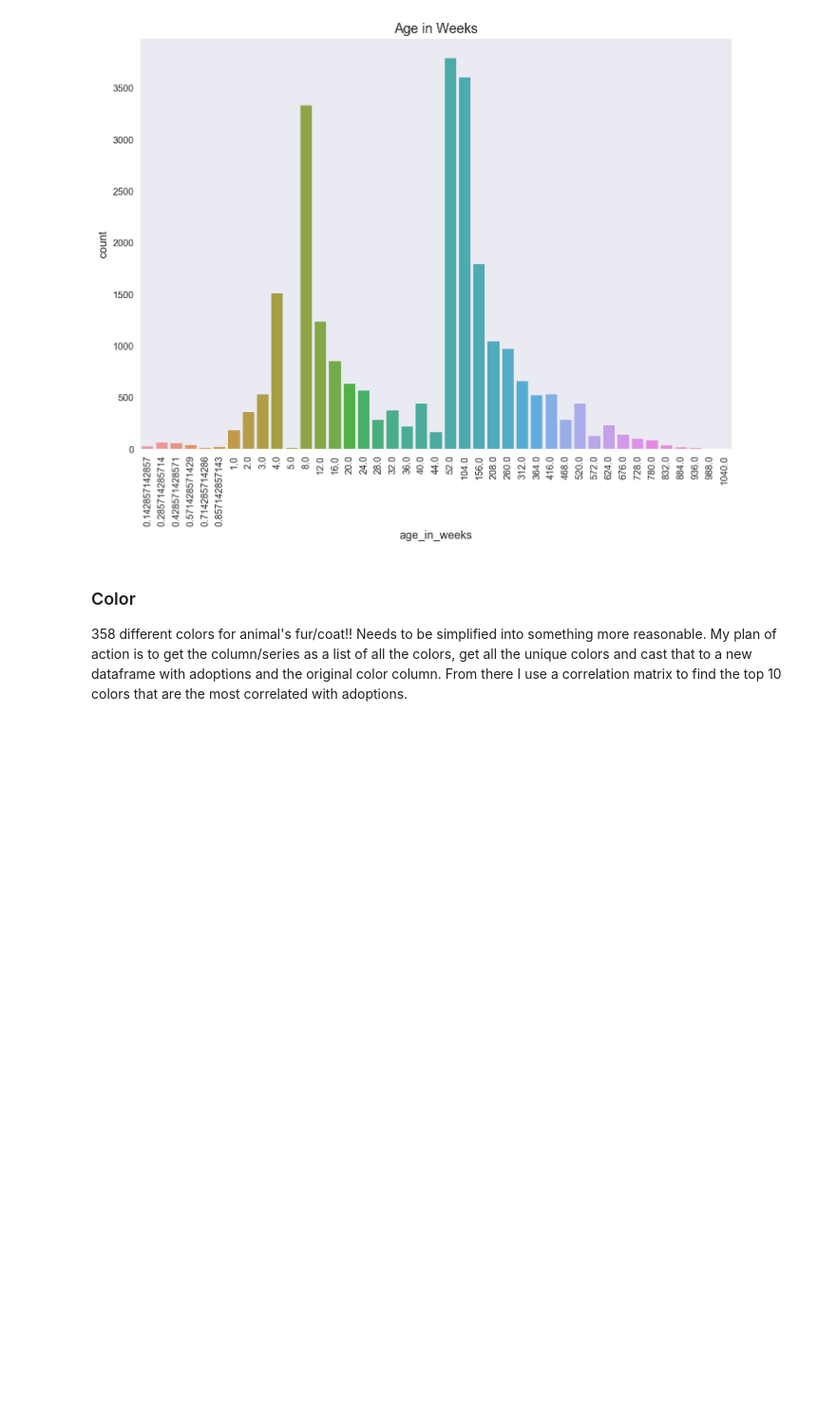
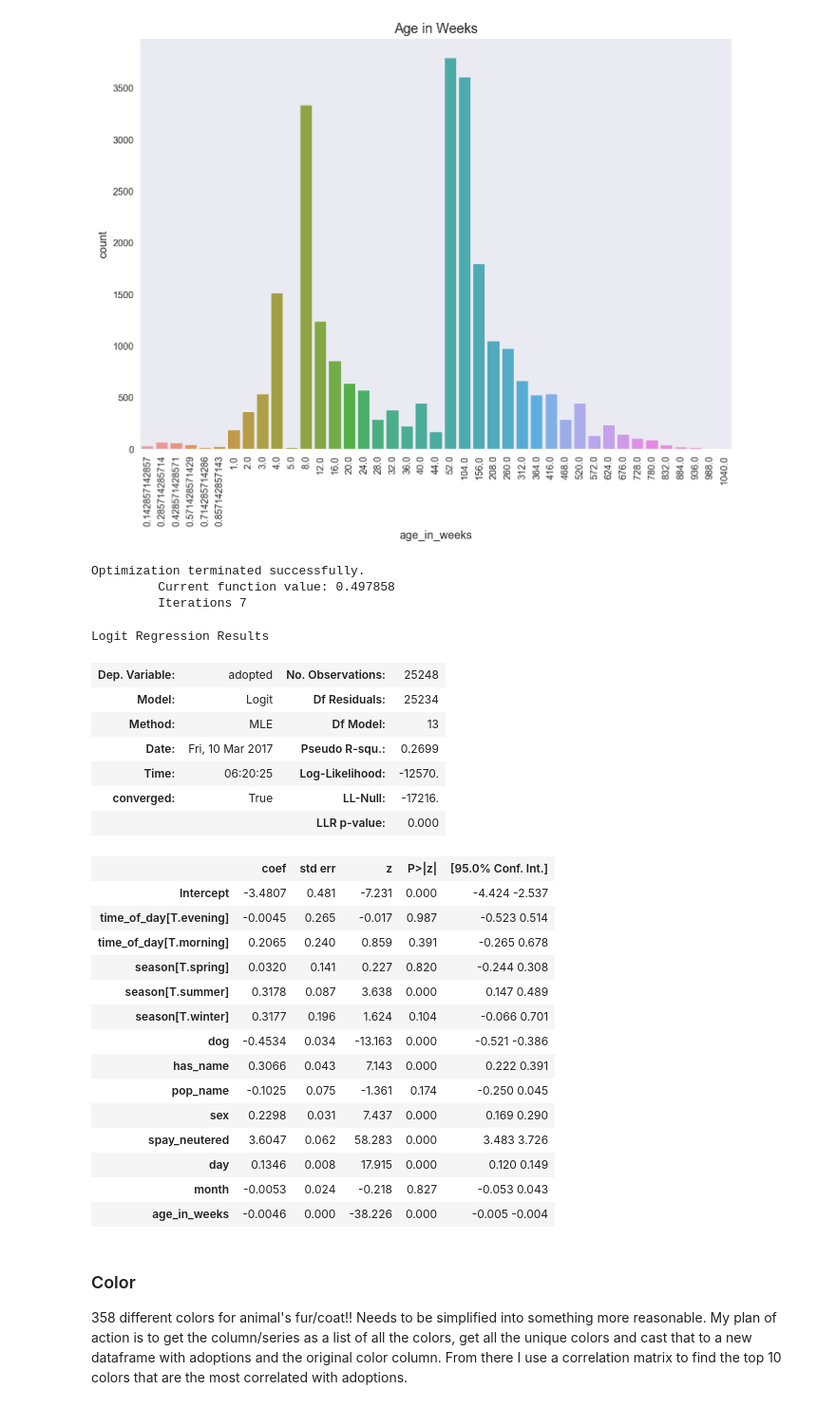
Before and after one commit to vnessified/adopt_me-, a Jupyter notebook: shelter_animal_outcomes.ipynb, the cells around one changed output. Shown at 95% size. Saved outputs shown, nothing was run; the diff lists cells and outputs as text; code cells hidden in the pictures; blank space fills up the shorter version.

```diff
--- a/shelter_animal_outcomes.ipynb
+++ b/shelter_animal_outcomes.ipynb
@@ -616,6 +743,36 @@ sns.countplot(animals.age_in_weeks, data=animals).set_title('Age in Weeks')
 plt.xticks(rotation=90);
 # %% [output]
 [figure]
+# %%
+model_names = smf.logit(formula='adopted ~ dog + has_name + pop_name + sex + spay_neutered + day + month + time_of_day + season + age_in_weeks', data=animals).fit()
+model_names.summary()
+# %% [output]
+Optimization terminated successfully.
+         Current function value: 0.497858
+         Iterations 7
+Logit Regression Results
+| Dep. Variable: | adopted | No. Observations: | 25248 |
+| Model: | Logit | Df Residuals: | 25234 |
+| Method: | MLE | Df Model: | 13 |
+| Date: | Fri, 10 Mar 2017 | Pseudo R-squ.: | 0.2699 |
+| Time: | 06:20:25 | Log-Likelihood: | -12570. |
+| converged: | True | LL-Null: | -17216. |
+|  |  | LLR p-value: | 0.000 |
+|  | coef | std err | z | P>|z| | [95.0% Conf. Int.] |
+| Intercept | -3.4807 | 0.481 | -7.231 | 0.000 | -4.424 -2.537 |
+| time_of_day[T.evening] | -0.0045 | 0.265 | -0.017 | 0.987 | -0.523 0.514 |
+| time_of_day[T.morning] | 0.2065 | 0.240 | 0.859 | 0.391 | -0.265 0.678 |
+| season[T.spring] | 0.0320 | 0.141 | 0.227 | 0.820 | -0.244 0.308 |
+| season[T.summer] | 0.3178 | 0.087 | 3.638 | 0.000 | 0.147 0.489 |
+| season[T.winter] | 0.3177 | 0.196 | 1.624 | 0.104 | -0.066 0.701 |
+| dog | -0.4534 | 0.034 | -13.163 | 0.000 | -0.521 -0.386 |
+| has_name | 0.3066 | 0.043 | 7.143 | 0.000 | 0.222 0.391 |
+| pop_name | -0.1025 | 0.075 | -1.361 | 0.174 | -0.250 0.045 |
+| sex | 0.2298 | 0.031 | 7.437 | 0.000 | 0.169 0.290 |
+| spay_neutered | 3.6047 | 0.062 | 58.283 | 0.000 | 3.483 3.726 |
+| day | 0.1346 | 0.008 | 17.915 | 0.000 | 0.120 0.149 |
+| month | -0.0053 | 0.024 | -0.218 | 0.827 | -0.053 0.043 |
+| age_in_weeks | -0.0046 | 0.000 | -38.226 | 0.000 | -0.005 -0.004 |
 # %% [markdown]
 ### Color
 
```
Also changed, not shown: parts of 24 cells of this notebook.
